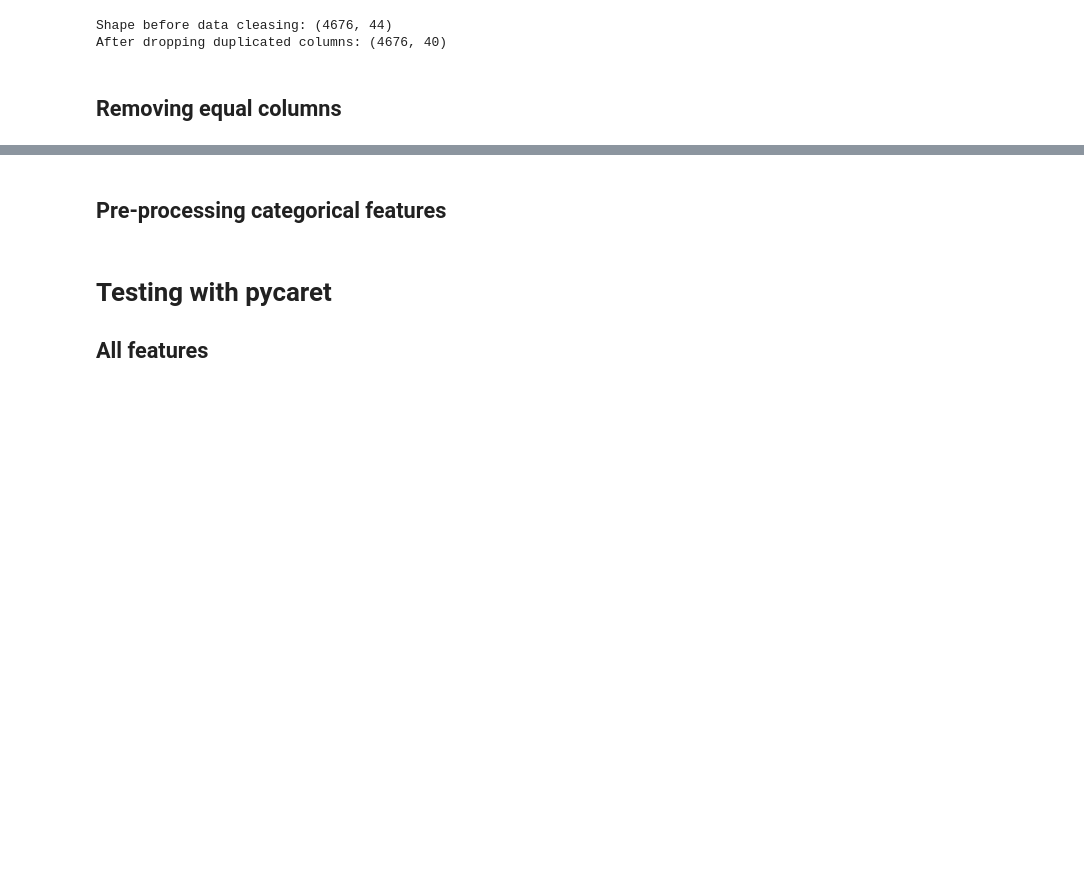
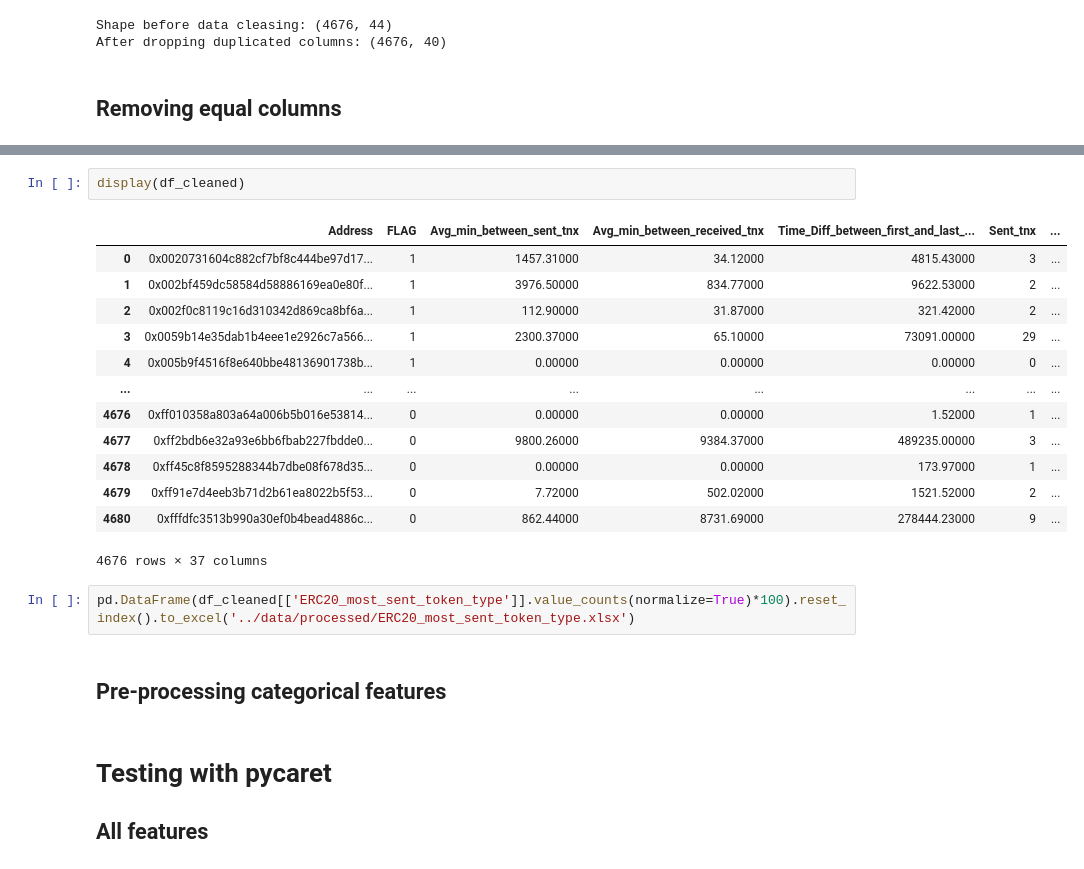
Before and after one commit to guyrux/ethereum_laundering, a Jupyter notebook: notebooks/01-ethereum_business_and_data_understanding_v1-suto.ipynb, the cells around one changed output, grey strips where cells are left out. Drawn from its saved outputs; the diff is of its cells as text; blank space fills up the shorter version.

```diff
--- a/notebooks/01-ethereum_business_and_data_understanding_v1-suto.ipynb
+++ b/notebooks/01-ethereum_business_and_data_understanding_v1-suto.ipynb
@@ -457,3 +489,21 @@ After dropping duplicated columns: (4676, 38)
+# %%
+display(df_cleaned)
+# %% [output]
+|  | Address | FLAG | Avg_min_between_sent_tnx | Avg_min_between_received_tnx | Time_Diff_between_first_and_last_... | Sent_tnx | ... |
+| 0 | 0x0020731604c882cf7bf8c444be97d17... | 1 | 1457.31000 | 34.12000 | 4815.43000 | 3 | ... |
+| 1 | 0x002bf459dc58584d58886169ea0e80f... | 1 | 3976.50000 | 834.77000 | 9622.53000 | 2 | ... |
+| 2 | 0x002f0c8119c16d310342d869ca8bf6a... | 1 | 112.90000 | 31.87000 | 321.42000 | 2 | ... |
+| 3 | 0x0059b14e35dab1b4eee1e2926c7a566... | 1 | 2300.37000 | 65.10000 | 73091.00000 | 29 | ... |
+| 4 | 0x005b9f4516f8e640bbe48136901738b... | 1 | 0.00000 | 0.00000 | 0.00000 | 0 | ... |
+| ... | ... | ... | ... | ... | ... | ... | ... |
+| 4676 | 0xff010358a803a64a006b5b016e53814... | 0 | 0.00000 | 0.00000 | 1.52000 | 1 | ... |
+| 4677 | 0xff2bdb6e32a93e6bb6fbab227fbdde0... | 0 | 9800.26000 | 9384.37000 | 489235.00000 | 3 | ... |
+| 4678 | 0xff45c8f8595288344b7dbe08f678d35... | 0 | 0.00000 | 0.00000 | 173.97000 | 1 | ... |
+| 4679 | 0xff91e7d4eeb3b71d2b61ea8022b5f53... | 0 | 7.72000 | 502.02000 | 1521.52000 | 2 | ... |
+| 4680 | 0xfffdfc3513b990a30ef0b4bead4886c... | 0 | 862.44000 | 8731.69000 | 278444.23000 | 9 | ... |
+4676 rows × 37 columns
+# %%
+pd.DataFrame(df_cleaned[['ERC20_most_sent_token_type']].value_counts(normalize=True)*100).reset_index().to_excel('../data/processed/ERC20_most_sent_token_type.xlsx')
 # %% [markdown]
 ## Pre-processing categorical features
 # %% [markdown]
```
Also changed, not shown: parts of 21 cells of this notebook, 23 other files.
